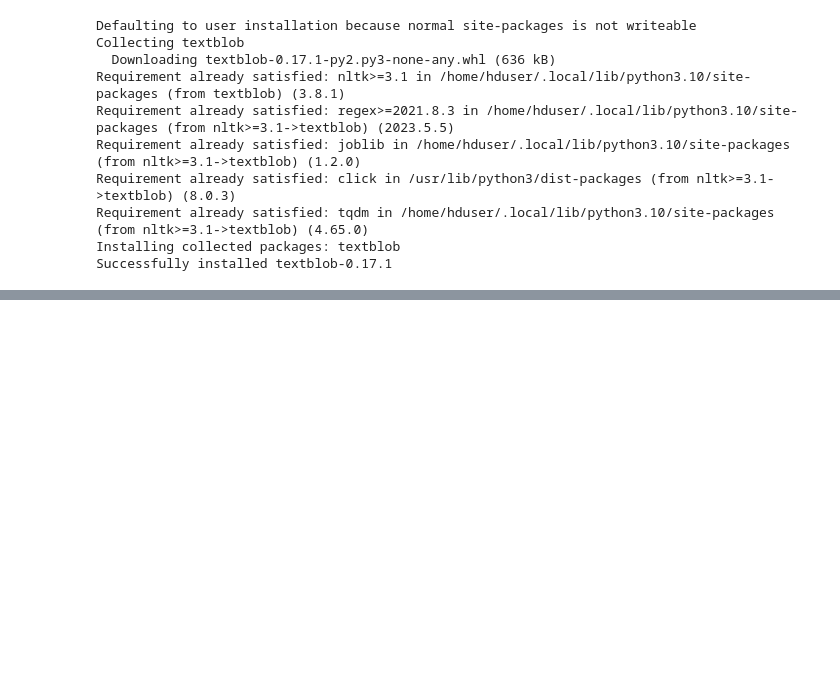
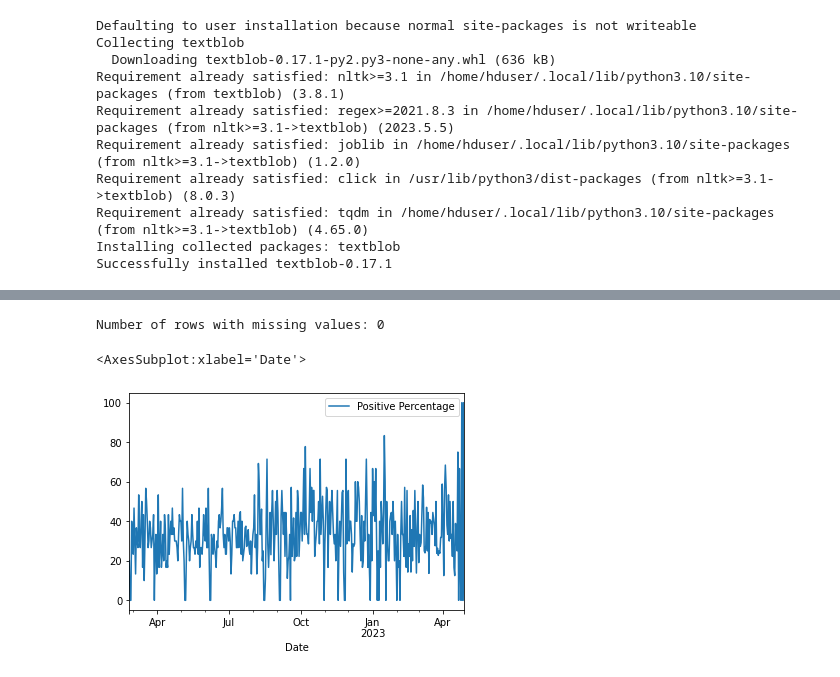
Before and after one commit to DrAmy-Data/CA2_S2, a Jupyter notebook: CA2_SEM2.ipynb, the cells around one changed output, grey strips where cells are left out. Drawn from its saved outputs; the diff is of its cells as text; code cells hidden in the pictures; blank space fills up the shorter version.

```diff
--- a/CA2_SEM2.ipynb
+++ b/CA2_SEM2.ipynb
@@ -649,0 +708,6 @@ plt.show()
+# %%
+# set and sort the index
+df_pos = df_pos.set_index('Date')
+df_pos = df_pos.asfreq('D')
+df_pos = df_pos.sort_index()
+df_pos.head()
@@ -649,0 +739,12 @@ plt.show()
+# %%
+df_pos = df_pos.fillna(0)
+# %%
+print(f'Number of rows with missing values: {df_pos.isnull().any(axis=1).sum()}')
+# Filled the 7 empty rows with zero values
+# %% [output]
+Number of rows with missing values: 0
+# %%
+df_pos.plot()
+# %% [output]
+<AxesSubplot:xlabel='Date'>
+[figure, added]
```
Also changed, not shown: parts of 50 cells of this notebook.
